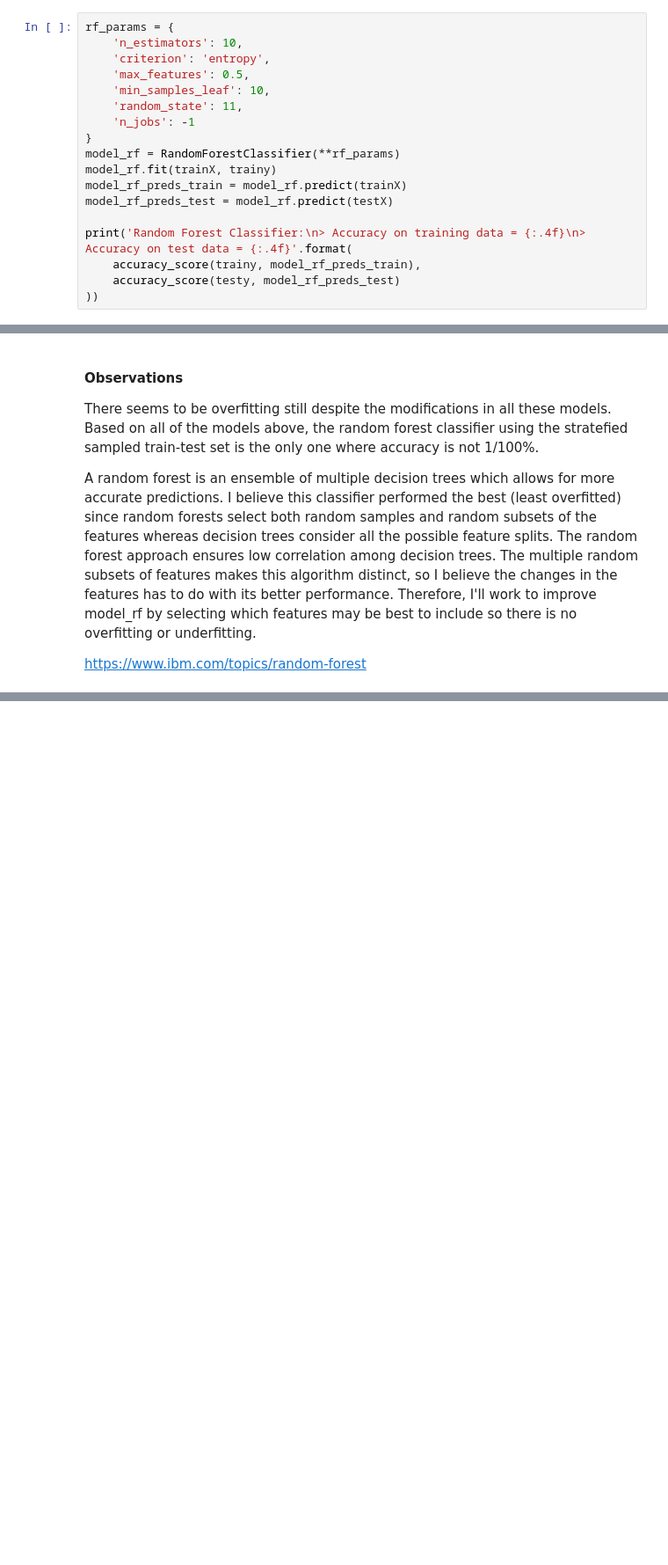
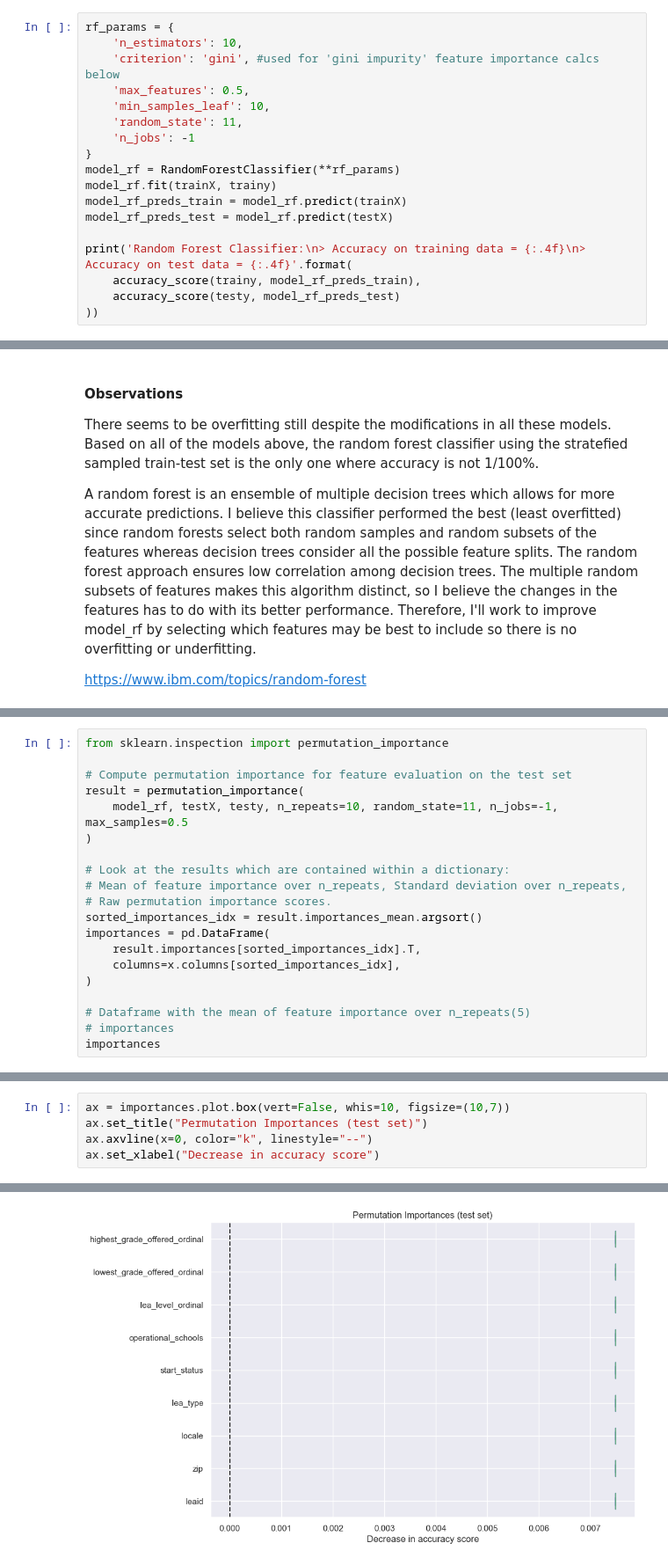
Before and after one commit to emilyslopez/datasci_practice_projects, a Jupyter notebook: predictive_modeling/LEA_predictive_modeling.ipynb, the cells around one changed output, grey strips where cells are left out. Shown at 88% size. Drawn from its saved outputs; the diff is of its cells as text; blank space fills up the shorter version.

```diff
--- a/predictive_modeling/LEA_predictive_modeling.ipynb
+++ b/predictive_modeling/LEA_predictive_modeling.ipynb
@@ -913,7 +913,7 @@ Mean ROC AUC: 1.000
 # %%
 rf_params = {
     'n_estimators': 10,
-    'criterion': 'entropy',
+    'criterion': 'gini', #used for 'gini impurity' feature importance calcs below
     'max_features': 0.5,
     'min_samples_leaf': 10,
     'random_state': 11,
@@ -1000,0 +1015,20 @@ from sklearn.utils.class_weight import compute_class_weight
+# %%
+from sklearn.inspection import permutation_importance
+
+# Compute permutation importance for feature evaluation on the test set
+result = permutation_importance(
+    model_rf, testX, testy, n_repeats=10, random_state=11, n_jobs=-1, max_samples=0.5
+)
+
+# Look at the results which are contained within a dictionary:
+# Mean of feature importance over n_repeats, Standard deviation over n_repeats,
+# Raw permutation importance scores.
+sorted_importances_idx = result.importances_mean.argsort()
+importances = pd.DataFrame(
+    result.importances[sorted_importances_idx].T,
+    columns=x.columns[sorted_importances_idx],
+)
+
+# Dataframe with the mean of feature importance over n_repeats(5)
+# importances
+importances
@@ -1000,0 +1047,6 @@ from sklearn.utils.class_weight import compute_class_weight
+# %%
+ax = importances.plot.box(vert=False, whis=10, figsize=(10,7))
+ax.set_title("Permutation Importances (test set)")
+ax.axvline(x=0, color="k", linestyle="--")
+ax.set_xlabel("Decrease in accuracy score")
+# %% [output]
@@ -1000,0 +1054 @@ from sklearn.utils.class_weight import compute_class_weight
+[figure, added]
```
Also changed, not shown: parts of 14 cells of this notebook.
